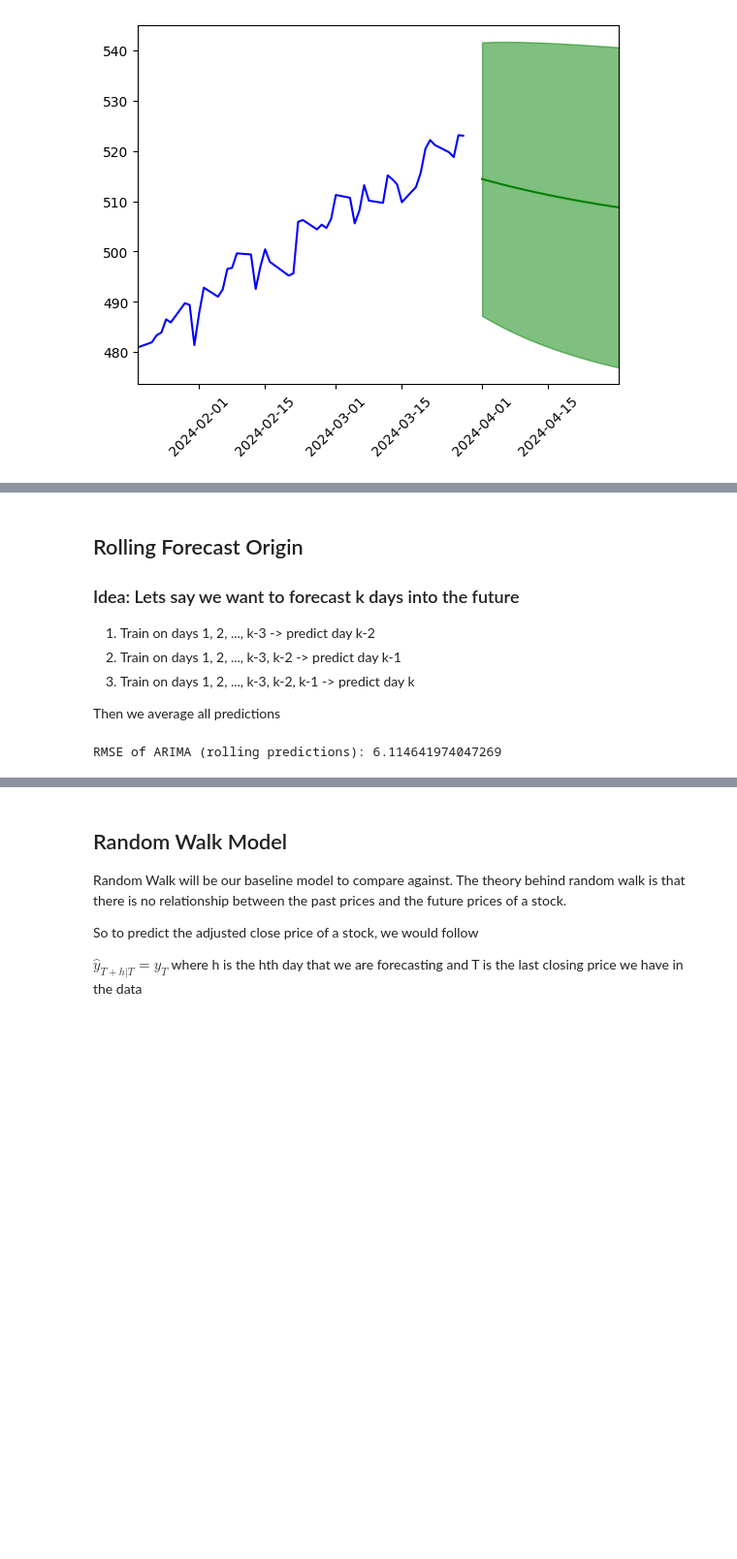
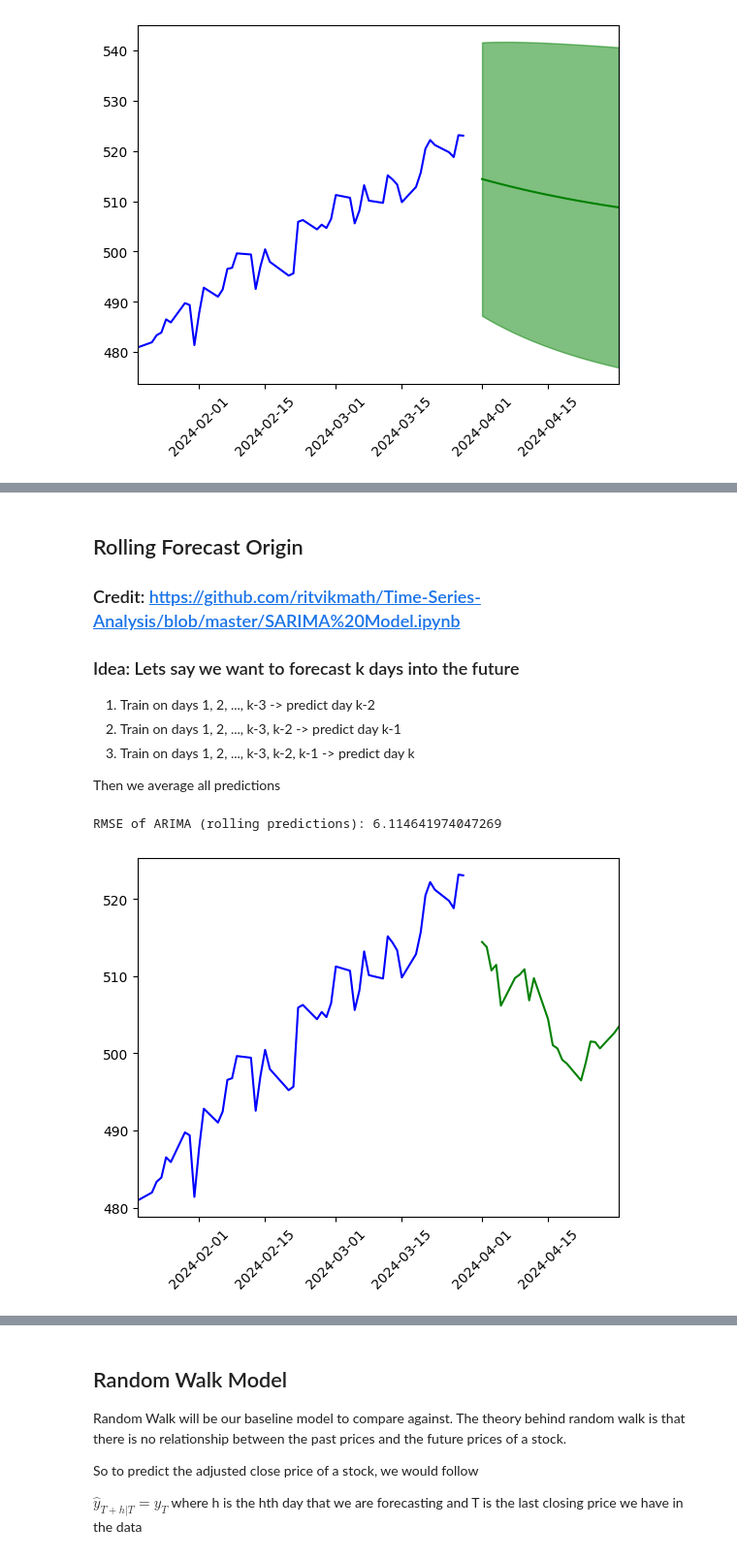
Before and after one commit to kevoinno/gary-s24, a Jupyter notebook: garys24_eda.ipynb, the cells around one changed output, grey strips where cells are left out. Shown: that part at 97% size. Cells and saved outputs as stored; diff of their text form; code cells hidden in the pictures; blank space fills up the shorter version.

```diff
--- a/garys24_eda.ipynb
+++ b/garys24_eda.ipynb
@@ -355,5 +357,6 @@ plt.xticks(rotation = 45);
 # %% [markdown]
 ## Rolling Forecast Origin
+### Credit: https://github.com/ritvikmath/Time-Series-Analysis/blob/master/SARIMA%20Model.ipynb
 ### Idea: Lets say we want to forecast k days into the future
 1. Train on days 1, 2, ..., k-3 -> predict day k-2
 2. Train on days 1, 2, ..., k-3, k-2 -> predict day k-1
@@ -382,6 +385,16 @@ df.columns = ['actual', 'predicted']
 print(f"RMSE of ARIMA (rolling predictions): {root_mean_squared_error(df['actual'], df['predicted'])}")
 # %% [output]
 RMSE of ARIMA (rolling predictions): 6.114641974047269
+# %%
+# Visualizing forecast
+fig, ax = plt.subplots()
+
+ax.plot(og_spy_train_timestamp, color = 'b')
+plt.xlim(og_spy_train_timestamp.index[0], TEST_END);
+ax.plot(df['predicted'], color = 'g')
+plt.xticks(rotation = 45);
+# %% [output]
+[figure, added]
 # %%
 # Actual vs Predicted
 plt.plot(og_spy_test_timestamp);
```
Also changed, not shown: parts of 17 cells of this notebook.
